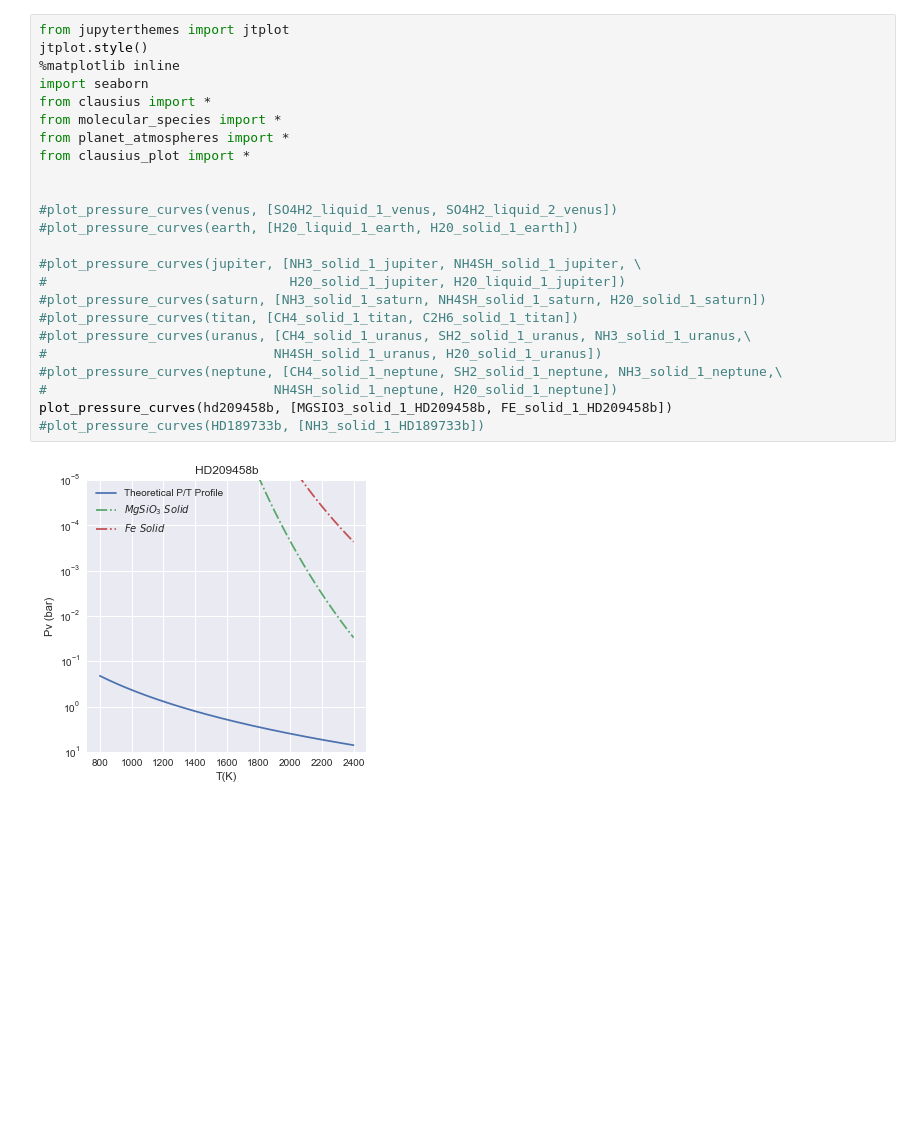
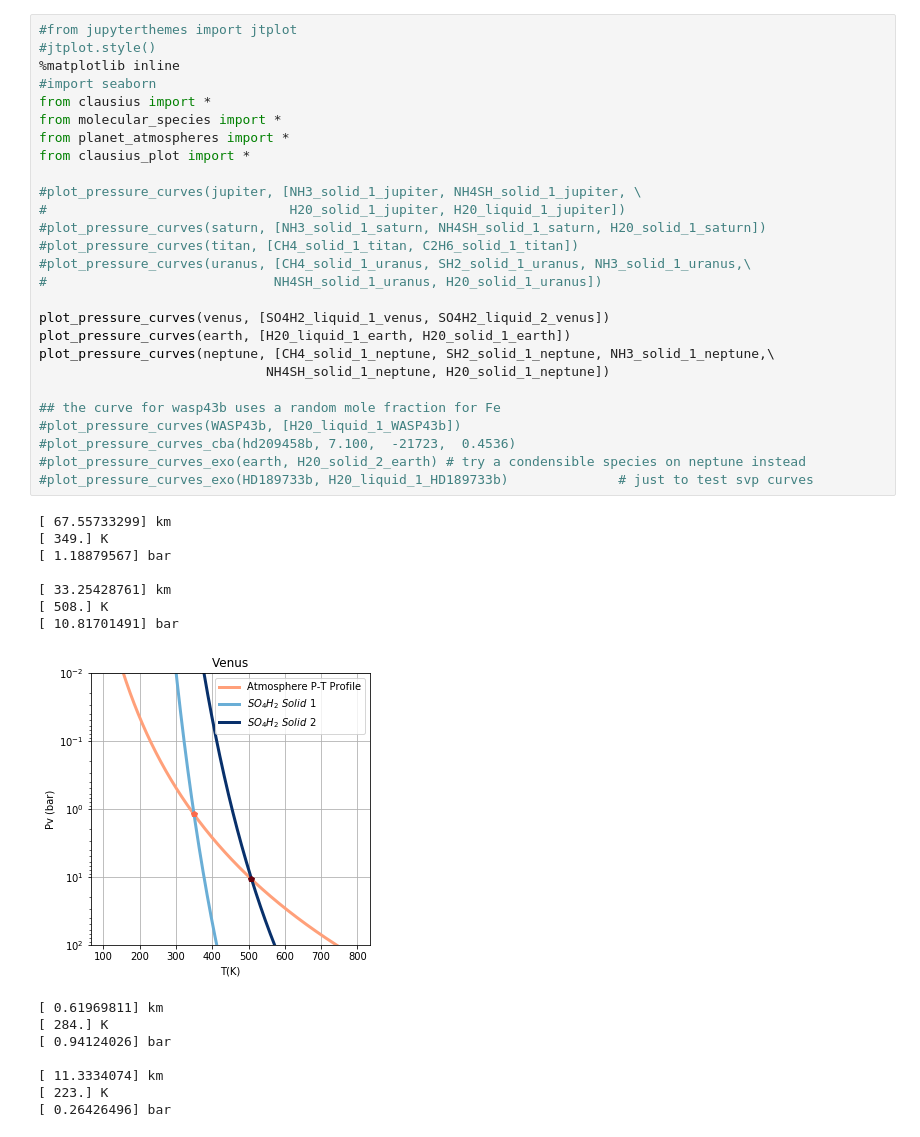
Before and after one commit to rschroder/exoplanet_clouds, a Jupyter notebook: Final Project.ipynb, the cells around one changed output. Cells and saved outputs as stored; diff of their text form; blank space fills up the shorter version.

Commit message:
fix solar system plot legends

```diff
--- a/Final Project.ipynb
+++ b/Final Project.ipynb
@@ -1,26 +1,43 @@
 # %%
-from jupyterthemes import jtplot
-jtplot.style()
+#from jupyterthemes import jtplot
+#jtplot.style()
 %matplotlib inline
-import seaborn
+#import seaborn
 from clausius import *
 from molecular_species import *
 from planet_atmospheres import *
 from clausius_plot import *
-
-
-#plot_pressure_curves(venus, [SO4H2_liquid_1_venus, SO4H2_liquid_2_venus])
-#plot_pressure_curves(earth, [H20_liquid_1_earth, H20_solid_1_earth])
 
 #plot_pressure_curves(jupiter, [NH3_solid_1_jupiter, NH4SH_solid_1_jupiter, \
 #                               H20_solid_1_jupiter, H20_liquid_1_jupiter])
 #plot_pressure_curves(saturn, [NH3_solid_1_saturn, NH4SH_solid_1_saturn, H20_solid_1_saturn])
 #plot_pressure_curves(titan, [CH4_solid_1_titan, C2H6_solid_1_titan])
 #plot_pressure_curves(uranus, [CH4_solid_1_uranus, SH2_solid_1_uranus, NH3_solid_1_uranus,\
 #                             NH4SH_solid_1_uranus, H20_solid_1_uranus])
-#plot_pressure_curves(neptune, [CH4_solid_1_neptune, SH2_solid_1_neptune, NH3_solid_1_neptune,\
-#                             NH4SH_solid_1_neptune, H20_solid_1_neptune])
-plot_pressure_curves(hd209458b, [MGSIO3_solid_1_HD209458b, FE_solid_1_HD209458b])
-#plot_pressure_curves(HD189733b, [NH3_solid_1_HD189733b])
+
+plot_pressure_curves(venus, [SO4H2_liquid_1_venus, SO4H2_liquid_2_venus])
+plot_pressure_curves(earth, [H20_liquid_1_earth, H20_solid_1_earth])
+plot_pressure_curves(neptune, [CH4_solid_1_neptune, SH2_solid_1_neptune, NH3_solid_1_neptune,\
+                             NH4SH_solid_1_neptune, H20_solid_1_neptune])
+
+## the curve for wasp43b uses a random mole fraction for Fe
+#plot_pressure_curves(WASP43b, [H20_liquid_1_WASP43b])
+#plot_pressure_curves_cba(hd209458b, 7.100,  -21723,  0.4536)
+#plot_pressure_curves_exo(earth, H20_solid_2_earth) # try a condensible species on neptune instead
+#plot_pressure_curves_exo(HD189733b, H20_liquid_1_HD189733b)              # just to test svp curves
 # %% [output]
+[ 67.55733299] km
+[ 349.] K
+[ 1.18879567] bar
+
+[ 33.25428761] km
+[ 508.] K
+[ 10.81701491] bar
-[figure, old version]
+[figure, new version]
+[ 0.61969811] km
+[ 284.] K
+[ 0.94124026] bar
+
+[ 11.3334074] km
+[ 223.] K
+[ 0.26426496] bar
```
Also changed, not shown: parts of 6 cells of this notebook, 13 other files.
